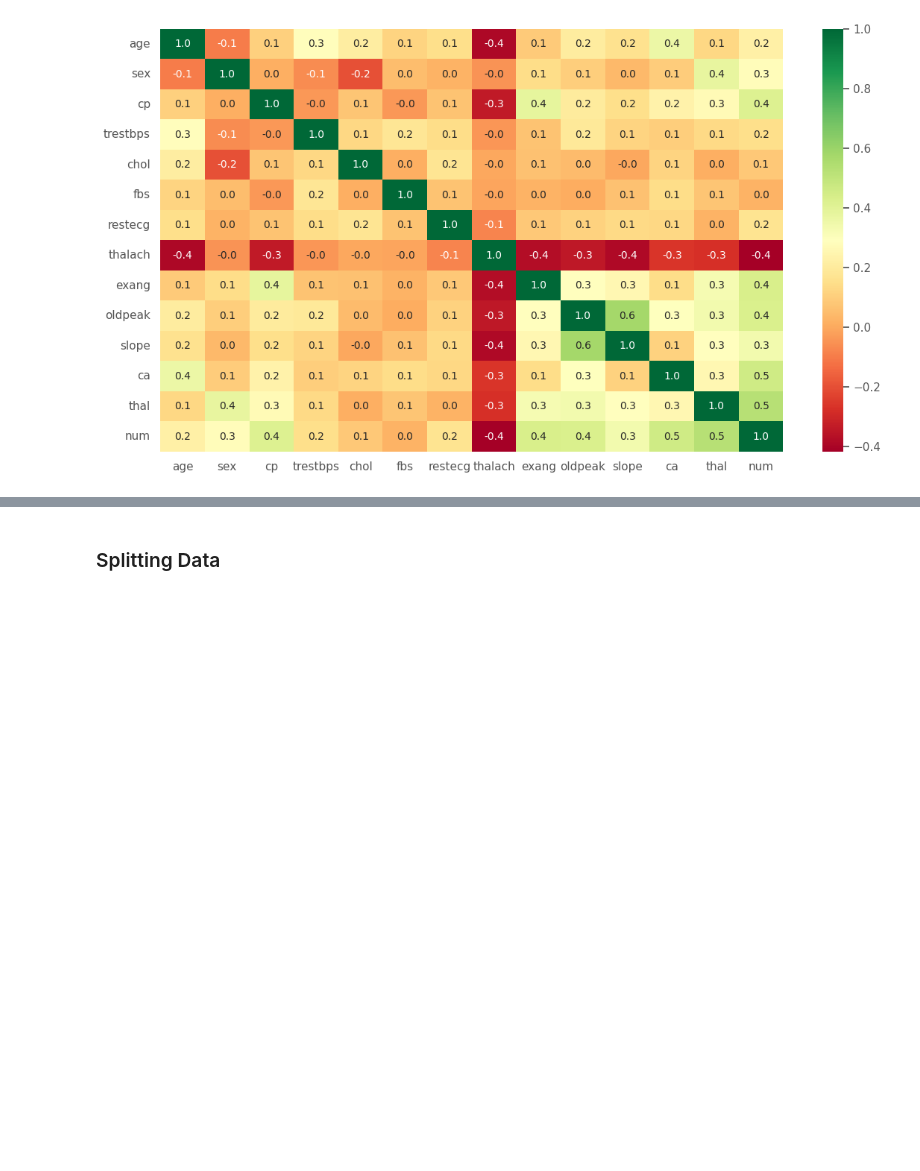
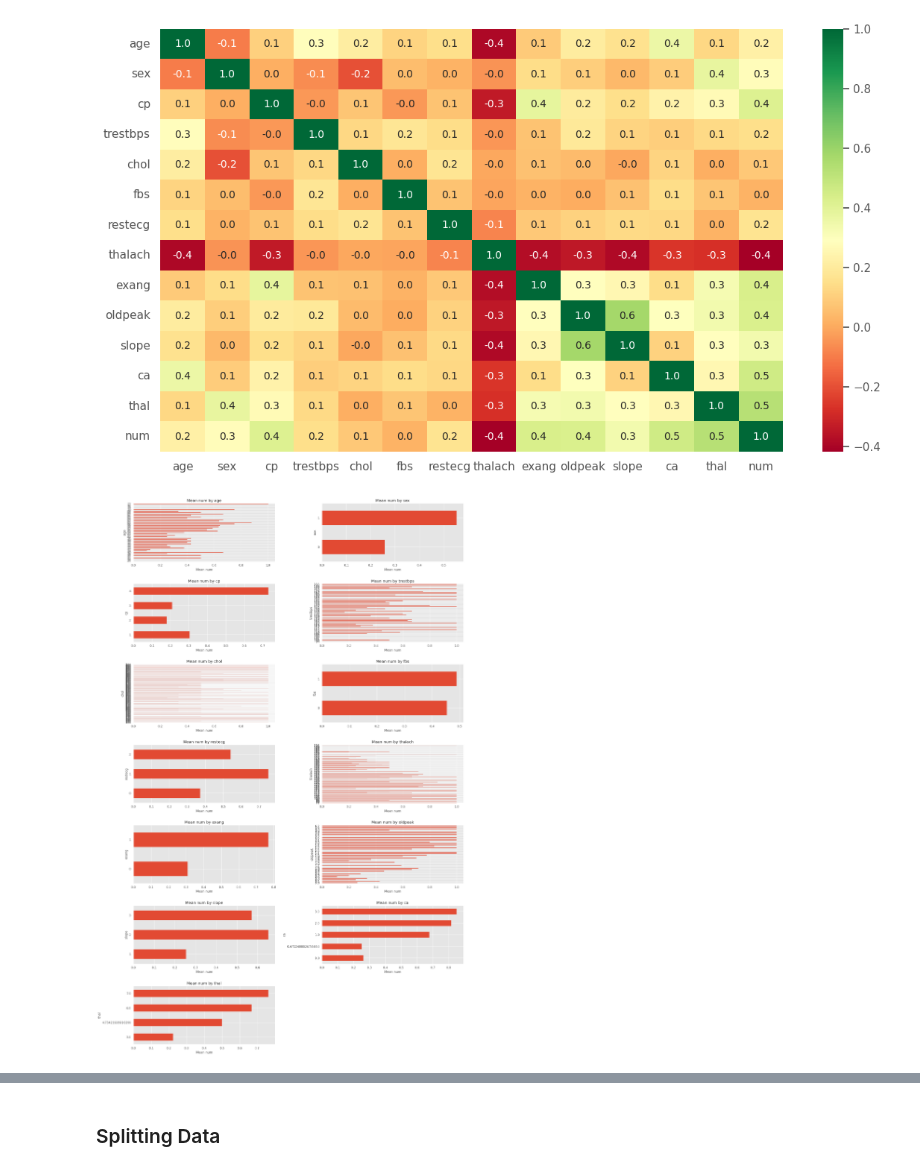
Before and after one commit to mmoneka11/SayabiDevs-Fellowship-Data-Science-Team-2024, a Jupyter notebook: W3-Project-4_(Final)/Heart_Disease_Prediction.ipynb, the cells around one changed output, grey strips where cells are left out. Drawn from its saved outputs; the diff is of its cells as text; code cells hidden in the pictures; blank space fills up the shorter version.

```diff
--- a/W3-Project-4_(Final)/Heart_Disease_Prediction.ipynb
+++ b/W3-Project-4_(Final)/Heart_Disease_Prediction.ipynb
@@ -381,6 +381,28 @@ sns.heatmap(df.corr(),annot=True, cmap='RdYlGn',fmt='.1f', linecolor='lightgray'
 # %% [output]
 <Axes: >
 [figure]
+# %%
+# Group Plots
+def group_bar_plotter(dataset,target_col='num'):
+    """Group Plots columns with the target column"""
+    fig = plt.figure(figsize=(20, 30))
+
+    for i in range(len(dataset.columns)):    # Iterate through each column in the dataset
+        if dataset.columns[i] != target_col:
+            # Group by the feature and calculate the mean of the target column
+            groups = dataset.groupby(dataset.columns[i])[target_col].mean()
+            ax = fig.add_subplot(np.ceil(len(dataset.columns) / 2).astype(int), 2, i + 1)
+            groups.plot.barh(ax=ax)
+            ax.set_xlabel('Mean ' + target_col)
+            ax.set_title(f'Mean {target_col} by {dataset.columns[i]}')
+
+    fig.tight_layout(pad=3.0)
+    plt.show()
+
+group_bar_plotter(df[['age', 'sex', 'cp', 'trestbps', 'chol', 'fbs', 'restecg', 'thalach',
+       'exang', 'oldpeak', 'slope', 'ca', 'thal', 'num']])
+# %% [output]
+[figure, added]
 # %%
 fig = px.sunburst(df,
                   path=['sex','num'],  # Hierarchical path: Root, Branches, Leaves
```
Also changed, not shown: parts of 7 cells of this notebook.
